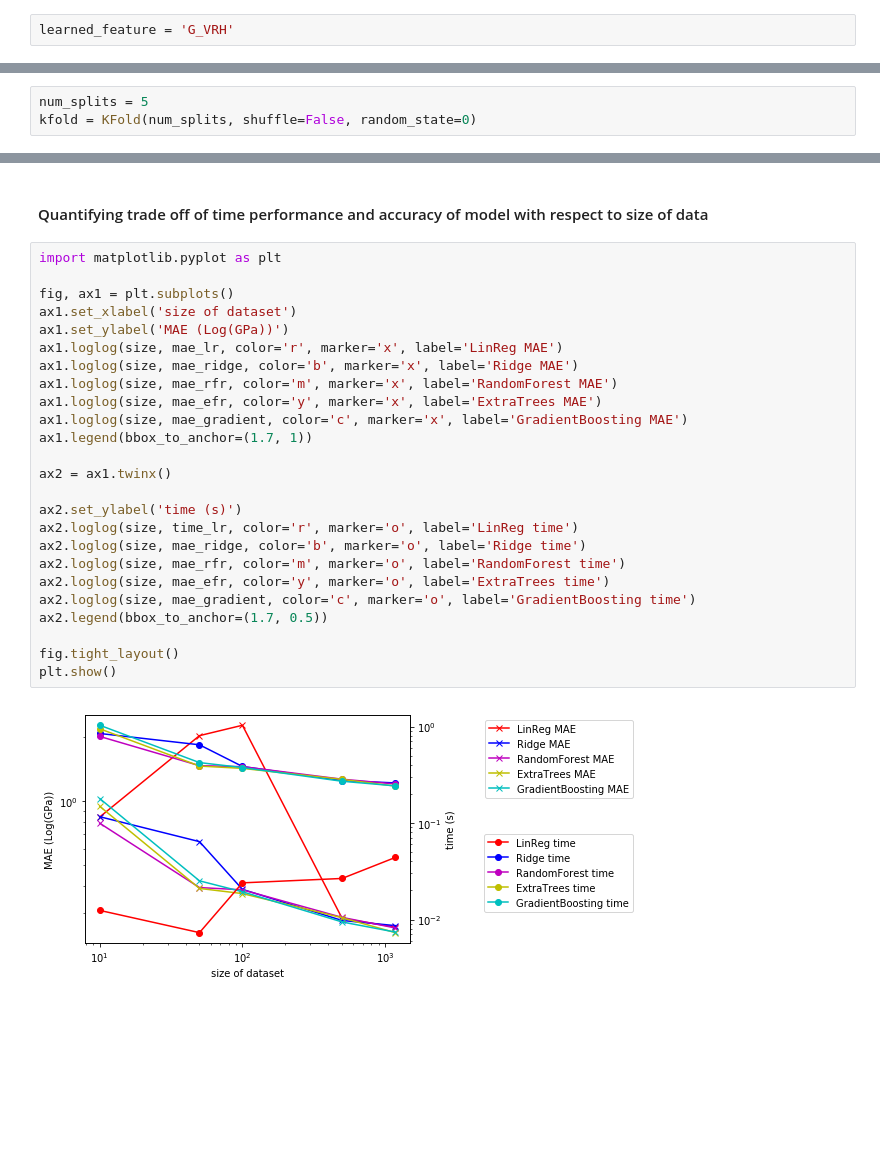
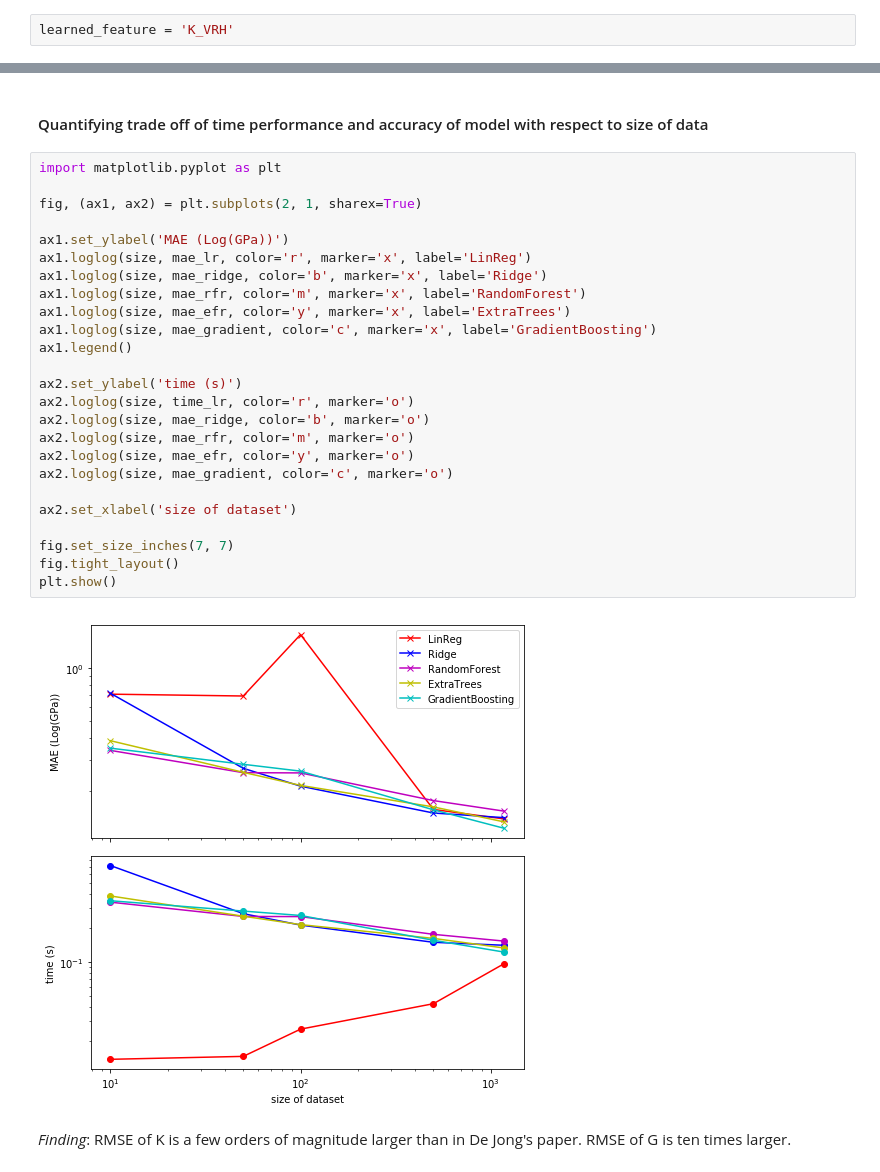
Before and after one commit to globus-labs/materials-ml-benchmarking, a Jupyter notebook: dejong/DeJong_02_prediction.ipynb, the cells around one changed output, grey strips where cells are left out. Drawn from its saved outputs; the diff is of its cells as text; blank space fills up the shorter version.

Commit message:
easier data visualization added

```diff
--- a/dejong/DeJong_02_prediction.ipynb
+++ b/dejong/DeJong_02_prediction.ipynb
@@ -38,4 +38,4 @@ for i in range(len(size)):
 # %% [markdown]
 Elastic moduli value that we wish to predict. Choose from: "K_VRH" or "G_VRH"
 # %%
-learned_feature = 'G_VRH'
+learned_feature = 'K_VRH'
@@ -61,6 +60,3 @@ We use several different ML algorithms to train the training set. Time performan
-# %%
-num_splits = 5
-kfold = KFold(num_splits, shuffle=False, random_state=0)
 # %%
 m = len(size)
 # %% [markdown]
@@ -364,27 +359,29 @@ plt.show()
 # %%
 import matplotlib.pyplot as plt
 
-fig, ax1 = plt.subplots()
-ax1.set_xlabel('size of dataset')
+fig, (ax1, ax2) = plt.subplots(2, 1, sharex=True)
+
 ax1.set_ylabel('MAE (Log(GPa))')
-ax1.loglog(size, mae_lr, color='r', marker='x', label='LinReg MAE')
-ax1.loglog(size, mae_ridge, color='b', marker='x', label='Ridge MAE')
-ax1.loglog(size, mae_rfr, color='m', marker='x', label='RandomForest MAE')
-ax1.loglog(size, mae_efr, color='y', marker='x', label='ExtraTrees MAE')
-ax1.loglog(size, mae_gradient, color='c', marker='x', label='GradientBoosting MAE')
-ax1.legend(bbox_to_anchor=(1.7, 1))
-
-ax2 = ax1.twinx()
+ax1.loglog(size, mae_lr, color='r', marker='x', label='LinReg')
+ax1.loglog(size, mae_ridge, color='b', marker='x', label='Ridge')
+ax1.loglog(size, mae_rfr, color='m', marker='x', label='RandomForest')
+ax1.loglog(size, mae_efr, color='y', marker='x', label='ExtraTrees')
+ax1.loglog(size, mae_gradient, color='c', marker='x', label='GradientBoosting')
+ax1.legend()
 
 ax2.set_ylabel('time (s)')
-ax2.loglog(size, time_lr, color='r', marker='o', label='LinReg time')
-ax2.loglog(size, mae_ridge, color='b', marker='o', label='Ridge time')
-ax2.loglog(size, mae_rfr, color='m', marker='o', label='RandomForest time')
-ax2.loglog(size, mae_efr, color='y', marker='o', label='ExtraTrees time')
-ax2.loglog(size, mae_gradient, color='c', marker='o', label='GradientBoosting time')
-ax2.legend(bbox_to_anchor=(1.7, 0.5))
+ax2.loglog(size, time_lr, color='r', marker='o')
+ax2.loglog(size, mae_ridge, color='b', marker='o')
+ax2.loglog(size, mae_rfr, color='m', marker='o')
+ax2.loglog(size, mae_efr, color='y', marker='o')
+ax2.loglog(size, mae_gradient, color='c', marker='o')
 
+ax2.set_xlabel('size of dataset')
+
+fig.set_size_inches(7, 7)
 fig.tight_layout()
 plt.show()
 # %% [output]
-[figure, old version]
+[figure, new version]
+# %% [markdown]
+*Finding*: RMSE of K is a few orders of magnitude larger than in De Jong's paper. RMSE of G is ten times larger.
```
Also changed, not shown: parts of 12 cells of this notebook, 3 other files.
